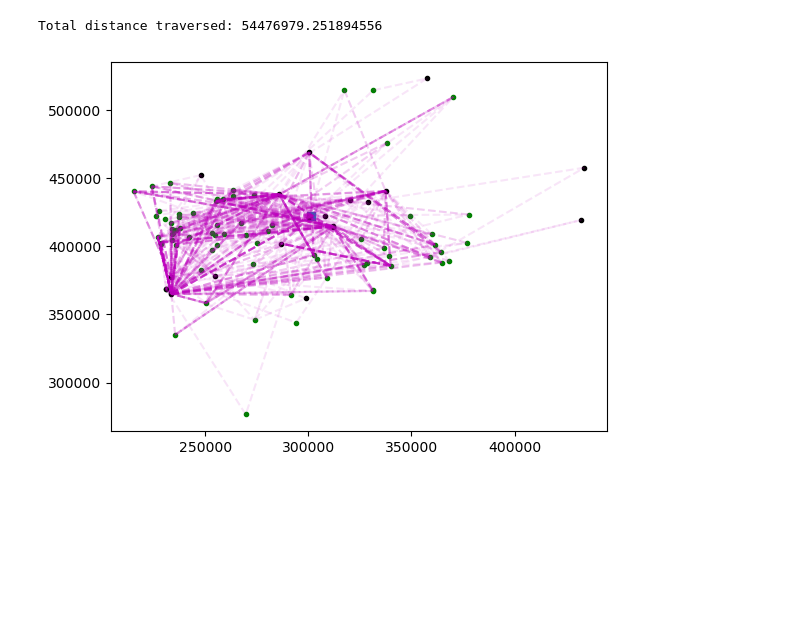
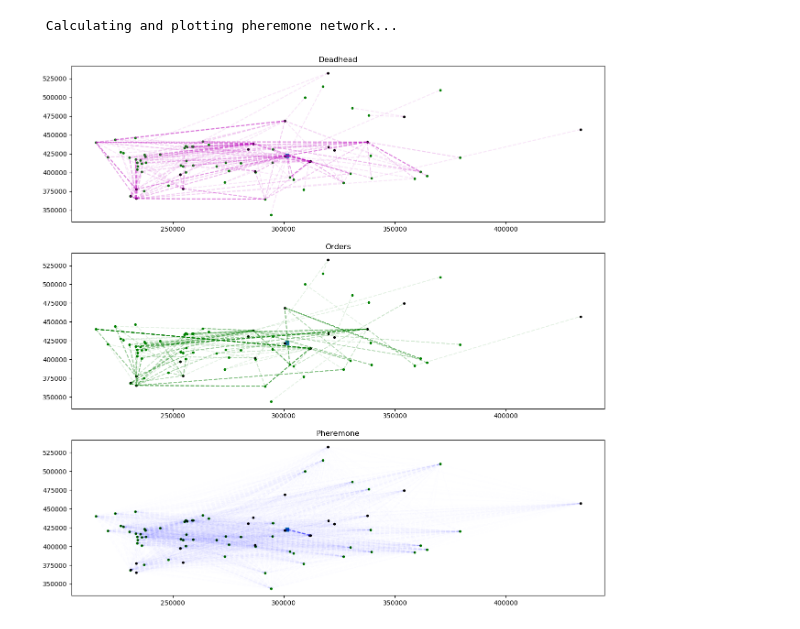
Before and after one commit to AleneziQ8/Shuffle-Tree, a Jupyter notebook: ACO-NX.ipynb, the cells around one changed output. Saved outputs shown, nothing was run; the diff lists cells and outputs as text; code cells hidden in the pictures; blank space fills up the shorter version.

Commit message:
added nicer plotting, fixed critical bug involving weight resetting where paths all have weight zero.

```diff
--- a/ACO-NX.ipynb
+++ b/ACO-NX.ipynb
@@ -61,16 +70,17 @@ class Ant:
 # %%
 class Colony:
 
-    def __init__(self,n, evap, pher, orders):
+    def __init__(self,n, pher, evap, beta, orders):
         self.ants = []
         self.evap = evap
         self.pher = pher
+        self.beta = beta
         for i in range(0,n): self.ants.append(Ant(1,[]))
         self.orders = orders
 
     def move(self, g):
         for i in self.ants:
-            i.pickup_deliver(g, self.orders)
+            i.pickup_deliver(g, self.orders, self.beta)
 
     def fulfill(self, g):
         while self.orders != []:
@@ -90,15 +100,21 @@ class Colony:
 
         for i in g.edges:
             g.edges[i]["weight"] = (1-self.evap)* g.edges[i]["weight"]
+            if g.edges[i]["weight"] < 0:
+                g.edges[i]["weight"] = 0
 
         for i in sol:
             for j in i:
                 g.edges[j]["weight"] += self.pher/g.edges[j]["distance"]
+                if g.edges[j]["weight"] < 0:
+                    g.edges[j]["weight"] = 0
 # %%
-M = widgets.FloatSlider(min=0.0,max=100.0,step=1, value=10, description = "K (pheremone)")
-U = widgets.FloatSlider(min=0.0,max=1.0,step=0.01, value=0.5, description = "V (evaporation rate")
+K = widgets.FloatSlider(min=0.0,max=100.0,step=0.1, value=10, description = "K (pheremone)")
+V = widgets.FloatSlider(min=0.0,max=1.0,step=0.01, value=0.5, description = "V (evaporation rate)")
+N = widgets.IntSlider(min=1,max=100, value=10, description = "N (iterations)")
+B = widgets.FloatSlider(min=0.0,max=4,step=0.1, value=2, description = "Greediness")
 # %%
-path = "forest_sets_with_csv/data/mod_forestset4_nodes.csv"
+path = "forest_sets_with_csv/data/mod_forestset1_nodes.csv"
 
 rows = []
 with open(path, newline='') as csvfile:
@@ -115,7 +131,7 @@ for i in rows:
     node_coords.append((int(i[0]),int(i[1])))
     node_types.append(i[2])
 # %%
-path = "forest_sets_with_csv/data/mod_forestset4_orders.csv"
+path = "forest_sets_with_csv/data/mod_forestset1_orders.csv"
 
 rows = []
 with open(path, newline='') as csvfile:
@@ -157,57 +220,47 @@ FloatSlider(value=1.0, description='V (evaporation rate', max=1.0, step=0.01)
 # %%
-orders = order_tuples.copy()
-iteration_num = 10
-colony = Colony(40, M.value, U.value, orders)
-
-for i in range(iteration_num):
-    orders = order_tuples.copy()
-
-    colony.__init__(40, M.value, U.value, orders)
-
-    solution = colony.fulfill(g)
-
-    colony.update(g, solution)
-
-solution = colony.fulfill(g)
 x_forests = []
 y_forests = []
 
 x_sawmills = []
 y_sawmills = []
 
 
 for i in g.nodes():
     if g.nodes[i]["type"] == "forest":
         x_forests.append(g.nodes[i]['x'])
         y_forests.append(g.nodes[i]['y'] )
 
     if g.nodes[i]["type"] == "sawmill":
         x_sawmills.append(g.nodes[i]['x'])
         y_sawmills.append(g.nodes[i]['y'] )
 
-fig, ax = plt.subplots()
+
+fig, ax = plt.subplots(3,1, figsize=(15,15))
+
+def plot_path(path,ax, col):
+    for i in path:
+        ax.plot([g.nodes[i[0]]['x'], g.nodes[i[1]]['x']], [g.nodes[i[0]]['y'], g.nodes[i[1]]['y']], color=col, linestyle="--", alpha=0.1)
 
 
-def plot_path(path):
-    for i in path:
-        ax.plot([g.nodes[i[0]]['x'], g.nodes[i[1]]['x']], [g.nodes[i[0]]['y'], g.nodes[i[1]]['y']], color="m", linestyle="--", alpha=0.1)
+for i in range(3):
+    ax[i].scatter(g.nodes[1]['x'],g.nodes[1]['y'], marker="s")
+    ax[i].scatter(x_forests,y_forests, c="green", marker=".")
+    ax[i].scatter(x_sawmills,y_sawmills, c="black", marker=".")
 
-for i in range(len(solution)):
-    plot_path(solution[i])
+ax[0].set_title("Deadhead")
+ax[1].set_title("Orders")
+ax[2].set_title("Pheremone")
 
-ax.scatter(g.nodes[1]['x'],g.nodes[1]['y'], marker="s")
-ax.scatter(x_forests,y_forests, c="green", marker=".")
-ax.scatter(x_sawmills,y_sawmills, c="black", marker=".")
+for i in solution:
+    plot_path(i[::2],ax[0], "m")
 
-def distance(path):
-    distance = 0
-    for i in path:
-        distance += g.edges[i]["distance"]
-
-    return distance
+for i in solution:
+    plot_path(i[1::2],ax[1], "g")
 
 
-print("Total distance traversed: " + str(sum(map(distance, solution))))
+print("\n Calculating and plotting pheremone network...")
+for i in tqdm(g.edges):
+    ax[2].plot([g.nodes[i[0]]['x'], g.nodes[i[1]]['x']], [g.nodes[i[0]]['y'], g.nodes[i[1]]['y']], color="b", linestyle="--", alpha=g.edges[i]["weight"]/pher_max)
 # %% [output]
-Total distance traversed: 54476979.251894556
+ Calculating and plotting pheremone network...
-[figure, old version]
+[figure, new version]
```
Also changed, not shown: parts of 5 cells of this notebook.
